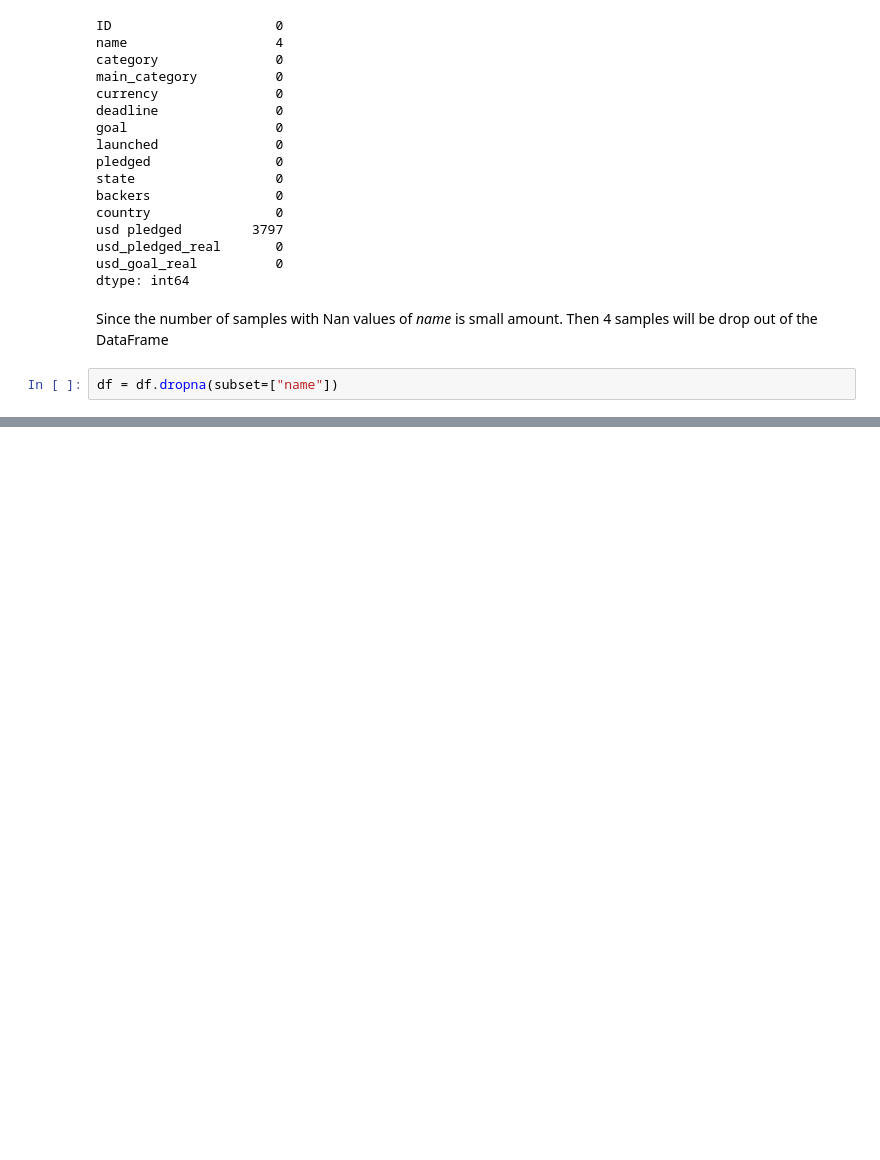
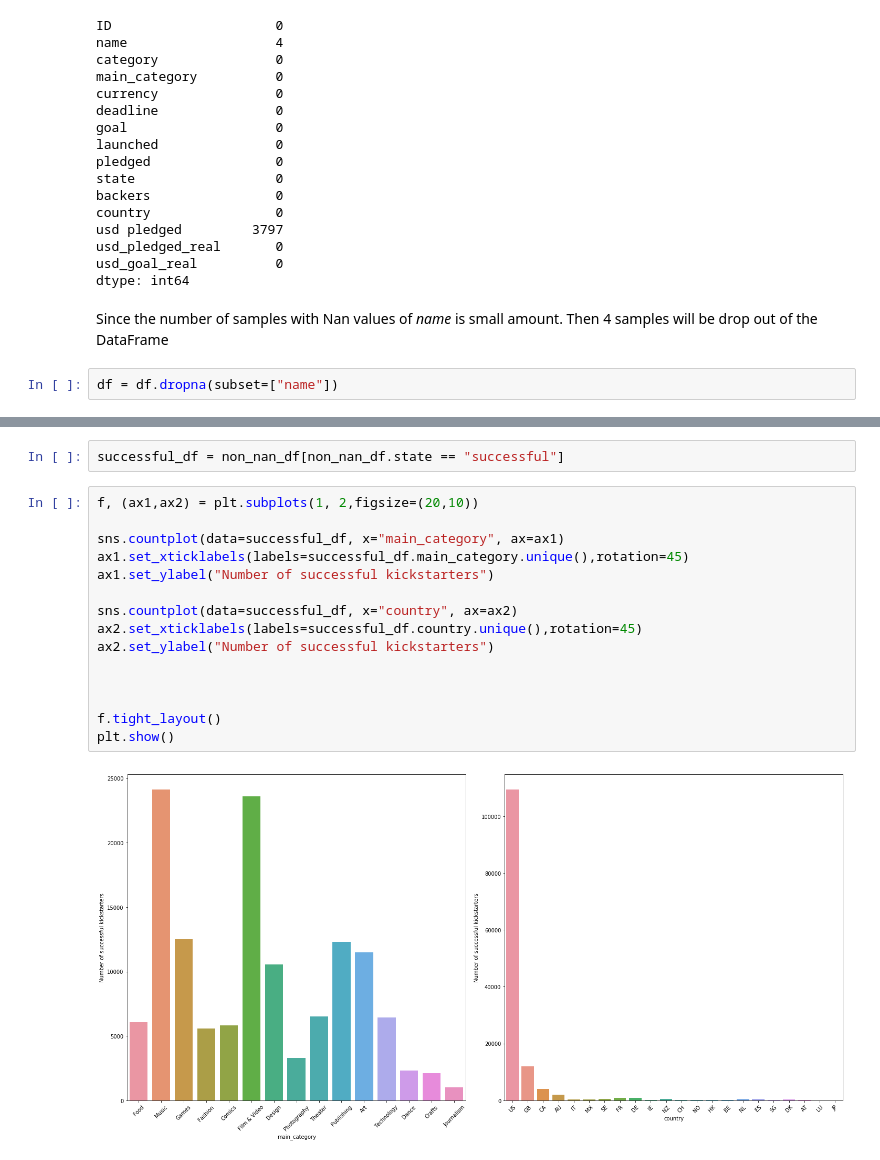
Before and after one commit to trhgnhat/DS_DevC_CoderSchool, a Jupyter notebook: Team_Nhat&TA_Kickstarter.ipynb, the cells around one changed output, grey strips where cells are left out. Drawn from its saved outputs; the diff is of its cells as text; blank space fills up the shorter version.

```diff
--- a/Team_Nhat&TA_Kickstarter.ipynb
+++ b/Team_Nhat&TA_Kickstarter.ipynb
@@ -146,0 +314,19 @@ df.head()
+# %%
+successful_df = non_nan_df[non_nan_df.state == "successful"]
+# %%
+f, (ax1,ax2) = plt.subplots(1, 2,figsize=(20,10))
+
+sns.countplot(data=successful_df, x="main_category", ax=ax1)
+ax1.set_xticklabels(labels=successful_df.main_category.unique(),rotation=45)
+ax1.set_ylabel("Number of successful kickstarters")
+
+sns.countplot(data=successful_df, x="country", ax=ax2)
+ax2.set_xticklabels(labels=successful_df.country.unique(),rotation=45)
+ax2.set_ylabel("Number of successful kickstarters")
+
+
+
+f.tight_layout()
+plt.show()
+# %% [output]
+[figure, added]
```
Also changed, not shown: parts of 52 cells of this notebook.
